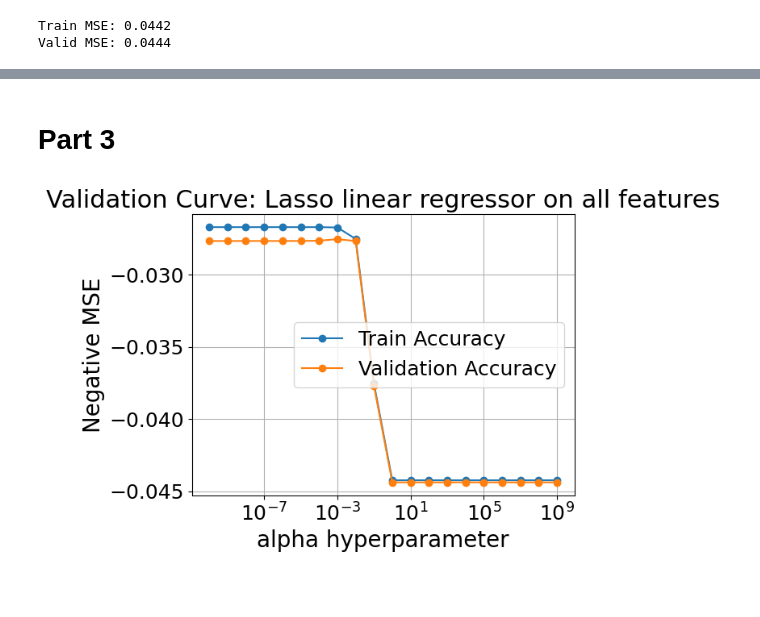
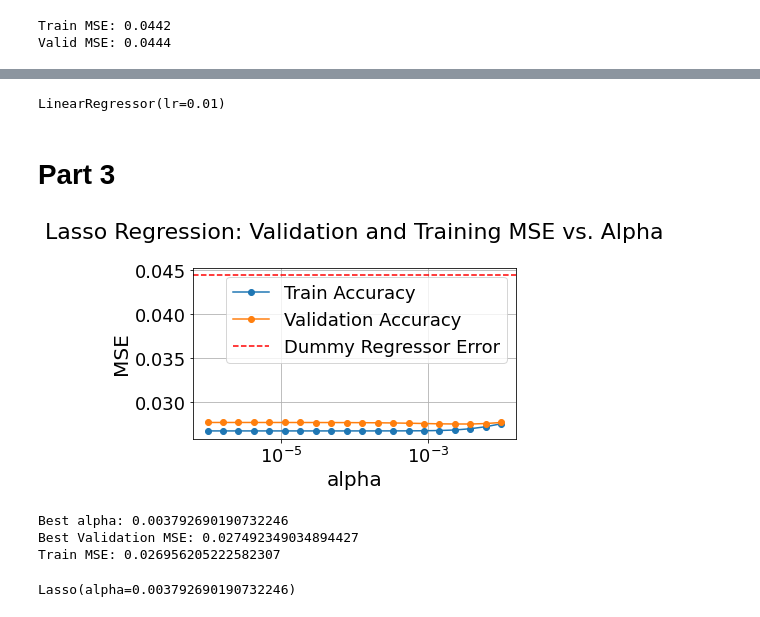
Before and after one commit to AvDaniel6/HW3-Intro-To-ML, a Jupyter notebook: main.ipynb, the cells around one changed output, grey strips where cells are left out. Saved outputs shown, nothing was run; the diff lists cells and outputs as text; code cells hidden in the pictures; blank space fills up the shorter version.

```diff
--- a/main.ipynb
+++ b/main.ipynb
@@ -448,23 +447,43 @@ LinearRegressor(lr=np.float64(0.01))
+# %%
+linear_regressor = LinearRegressor(best_lr)
+linear_regressor.fit(X_train_df, y_train_df)
+# %% [output]
+LinearRegressor(lr=0.01)
 # %% [markdown]
 # Part 3
 # %%
-alpha_values = np.logspace(-10, 9, 20)
+alpha_values = np.logspace(-6, -2, 20)
 train_score = []
 test_score = []
 for val in alpha_values:
     linear_lasso = Lasso(alpha = val, fit_intercept=True)
     results = cross_validate(linear_lasso, X_train_df, y_train_df, cv = 5, scoring='neg_mean_squared_error', return_train_score=True)
-    train_score.append(np.mean(results["train_score"]))
-    test_score.append(np.mean(results["test_score"]))
+    train_score.append(np.mean(-results["train_score"]))
+    test_score.append(np.mean(-results["test_score"]))
 
 plt.semilogx(alpha_values, train_score, label="Train Accuracy", marker = 'o')
 plt.semilogx(alpha_values, test_score, label="Validation Accuracy", marker = 'o')
-plt.xlabel("alpha hyperparameter")
-plt.ylabel("Negative MSE")
-plt.title("Validation Curve: Lasso linear regressor on all features")
+plt.axhline(y=dummy_mse, color='r', linestyle='--', label='Dummy Regressor Error')
+plt.xlabel("alpha")
+plt.ylabel("MSE")
+plt.title("Lasso Regression: Validation and Training MSE vs. Alpha\n")
 plt.legend()
 plt.grid(True)
 plt.tight_layout()
 plt.show()
+
+best_index = np.argmin(test_score)
+Best_alpha = alpha_values[best_index]
+print(f"Best alpha: {Best_alpha}")
+print(f"Best Validation MSE: {test_score[best_index]}")
+print(f"Train MSE: {train_score[best_index]}")
 # %% [output]
-[figure, old version]
+[figure, new version]
+Best alpha: 0.003792690190732246
+Best Validation MSE: 0.027492349034894427
+Train MSE: 0.026956205222582307
+# %%
+linear_lasso = Lasso(alpha = Best_alpha, fit_intercept=True)
+linear_lasso.fit(X_train_df, y_train_df)
+# %% [output]
+Lasso(alpha=0.003792690190732246)
```
Also changed, not shown: parts of 22 cells of this notebook.
